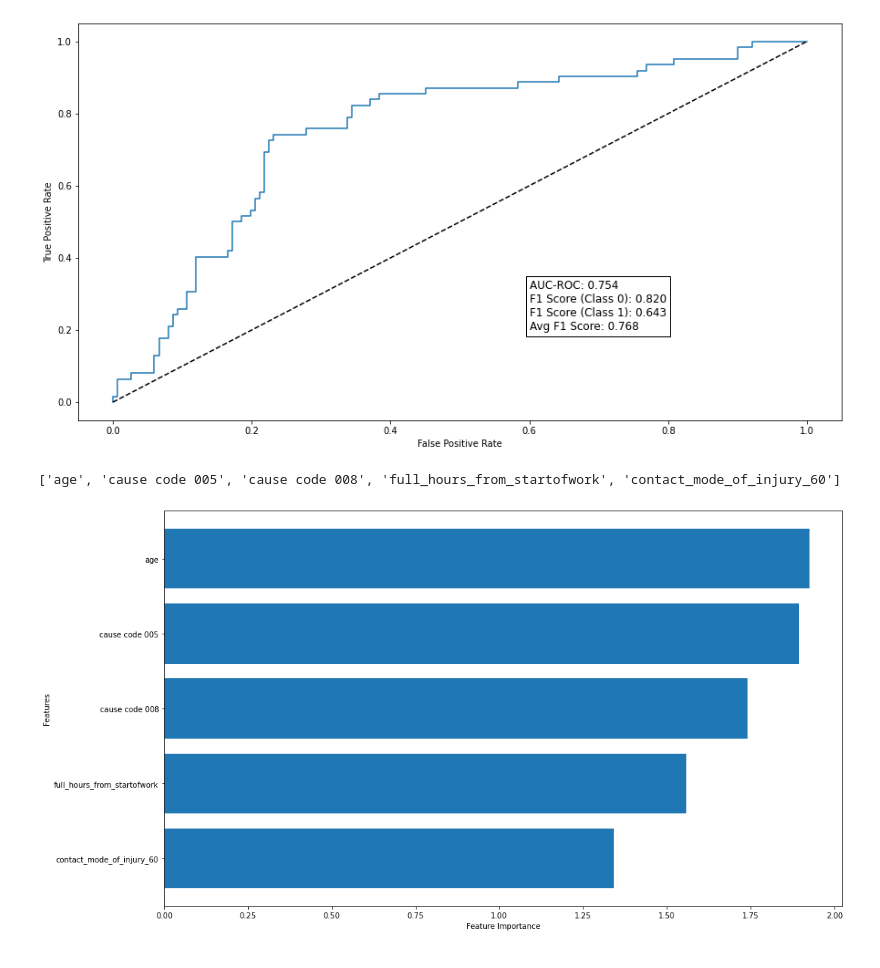
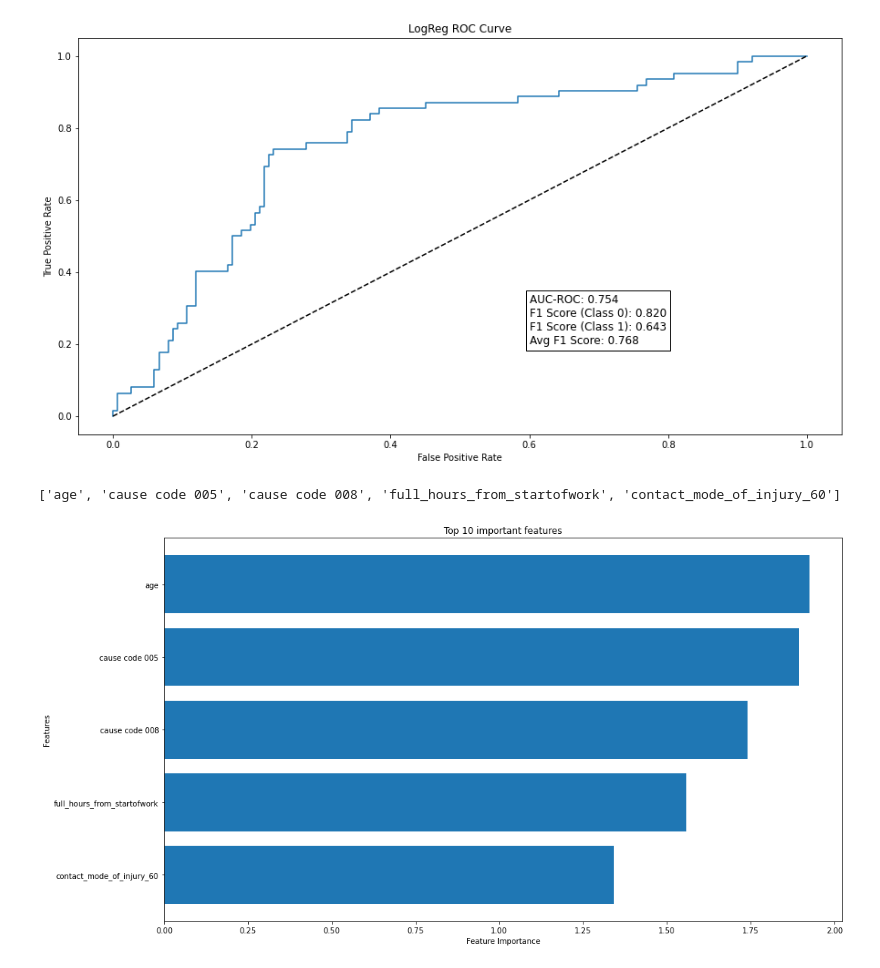
Before and after one commit to mariokaara/master_thesis_2023, a Jupyter notebook: Code/G7 - LogReg - ROS.ipynb, the cells around one changed output. Drawn from its saved outputs; the diff is of its cells as text; code cells hidden in the pictures.

```diff
--- a/Code/G7 - LogReg - ROS.ipynb
+++ b/Code/G7 - LogReg - ROS.ipynb
@@ -135,39 +111,39 @@ avg_f1 = f1_score(y_test, y_pred, average='weighted')
 
 
 precision_class_0 = precision_score(y_test, y_pred, pos_label=0)
 precision_class_1 = precision_score(y_test, y_pred, pos_label=1)
 recall_class_0 = recall_score(y_test, y_pred, pos_label=0)
 recall_class_1 = recall_score(y_test, y_pred, pos_label=1)
 
 plt.figure(figsize=(15, 8))
 plt.plot(fpr, tpr)
 plt.plot([0, 1], [0, 1], 'k--')
 plt.xlabel('False Positive Rate')
 plt.ylabel('True Positive Rate')
-#plt.title('LogReg ROC Curve')
+plt.title('LogReg ROC Curve')
 plt.text(0.6, 0.2, f"AUC-ROC: {auc_roc:.3f}\nF1 Score (Class 0): {f1_class_0:.3f}\nF1 Score (Class 1): {f1_class_1:.3f}\nAvg F1 Score: {avg_f1:.3f}", fontsize=12, bbox=dict(facecolor='white'))
 plt.show()
 
-# calculate feature importance for class 1
+
 importance = abs(lr_model.coef_[0])
 feature_names = X_train.columns
-# get the top 10 important features for class 1
+
 indices = np.argsort(importance)[::-1][:5]
 top_features = [feature_names[i] for i in indices]
 top_importance = importance[indices]
 
 
 print(top_features)
-# plot the top 10 features
+
 plt.figure(figsize=(15, 8))
-#plt.title("Top 10 important features")
+plt.title("Top 10 important features")
 plt.barh(top_features, top_importance)
 plt.xlabel('Feature Importance')
 plt.ylabel('Features')
-plt.gca().invert_yaxis() # invert y-axis to show highest feature importance at the top
-plt.tight_layout() # to adjust the plot layout
+plt.gca().invert_yaxis()
+plt.tight_layout()
 plt.show()
 # %% [output]
-[figure, old version]
+[figure, new version]
 ['age', 'cause code 005', 'cause code 008', 'full_hours_from_startofwork', 'contact_mode_of_injury_60']
-[figure, old version]
+[figure, new version]
```
Also changed, not shown: parts of 5 cells of this notebook, 12 other files.
